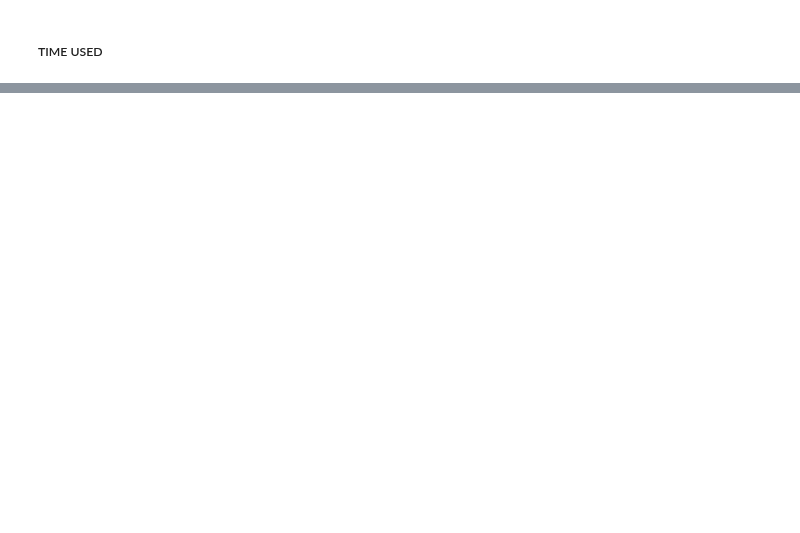
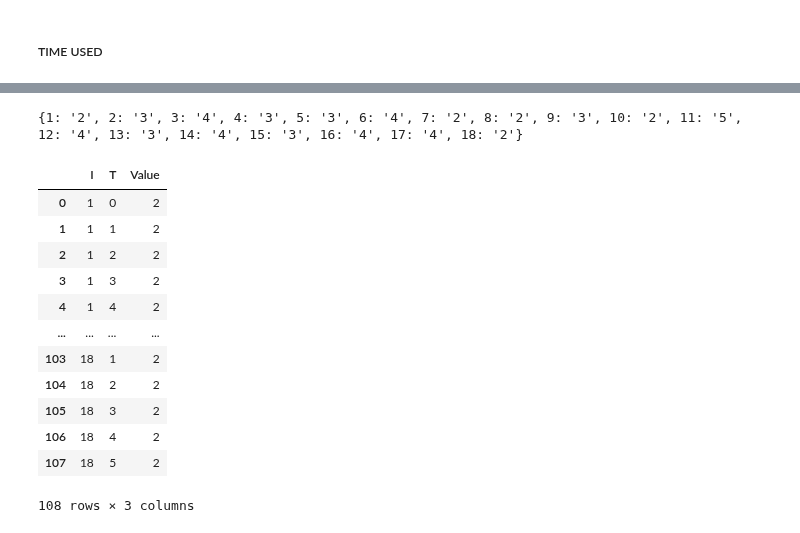
Before and after one commit to camillalie/masteroppgave, a Jupyter notebook: data_generation/generate_params_riktig.ipynb, the cells around one changed output, grey strips where cells are left out. Drawn from its saved outputs; the diff is of its cells as text; code cells hidden in the pictures; blank space fills up the shorter version.

```diff
--- a/data_generation/generate_params_riktig.ipynb
+++ b/data_generation/generate_params_riktig.ipynb
@@ -421,0 +473,43 @@ KeyboardInterrupt:
+# %%
+
+csv_file = '../route_generation/clustering/output_platforms_visits.csv'
+
+
+visits_per_week = {}
+with open(csv_file, newline='') as file:
+    reader = csv.reader(file, delimiter=';')
+    next(reader)  # Skip the header row
+    i = 1
+    for row in reader:
+        platform = row[0]  # Platform name is in the first column
+        # Assign a number to each platform
+        # Assign a number to each platform
+        visits_per_week[i] = row[1]
+        i += 1
+
+i_values = range(1, len(platform_mapping)+1)
+print(visits_per_week)
+
+combinations_i_t = itertools.product(i_values, t_values)
+df_demand = pd.DataFrame(combinations_i_t, columns=['I', 'T'])
+# Iterate over rows in the DataFrame
+df_demand['Value'] = df_demand['I'].map(lambda x: visits_per_week[x])
+
+
+
+df_demand
+# %% [output]
+{1: '2', 2: '3', 3: '4', 4: '3', 5: '3', 6: '4', 7: '2', 8: '2', 9: '3', 10: '2', 11: '5', 12: '4', 13: '3', 14: '4', 15: '3', 16: '4', 17: '4', 18: '2'}
+|  | I | T | Value |
+| 0 | 1 | 0 | 2 |
+| 1 | 1 | 1 | 2 |
+| 2 | 1 | 2 | 2 |
+| 3 | 1 | 3 | 2 |
+| 4 | 1 | 4 | 2 |
+| ... | ... | ... | ... |
+| 103 | 18 | 1 | 2 |
+| 104 | 18 | 2 | 2 |
+| 105 | 18 | 3 | 2 |
+| 106 | 18 | 4 | 2 |
+| 107 | 18 | 5 | 2 |
+108 rows × 3 columns
```
Also changed, not shown: parts of 12 cells of this notebook, 16 other files.
